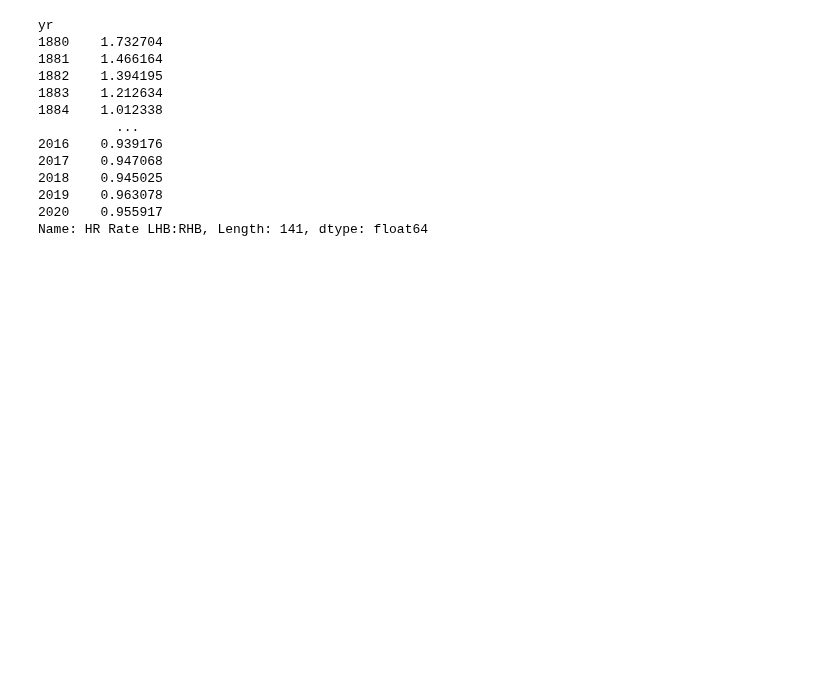
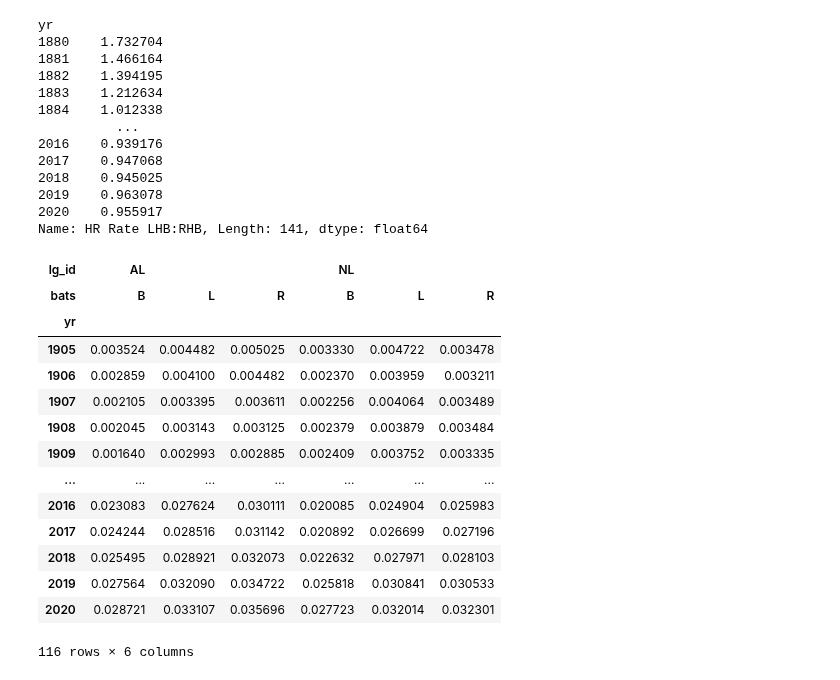
Before and after one commit to sdvinay/baseball_sql, a Jupyter notebook: pandas/hr_lhb_rhb.ipynb, the cells around one changed output. Saved outputs shown, nothing was run; the diff lists cells and outputs as text; code cells hidden in the pictures; blank space fills up the shorter version.

Commit message:
Are the LH_RH effects league dependent

```diff
--- a/pandas/hr_lhb_rhb.ipynb
+++ b/pandas/hr_lhb_rhb.ipynb
@@ -133,3 +133,26 @@ fig = px.line(pa_fractions[['L', 'R', 'B']])
 fig.update_layout(width=800)
 fig.write_image('output/pa_by_handedness.png')
 fig.show()
+# %%
+# Is there any NL/AL effect?  Look at LHB/RHB ratios for each league
+alnl = bat_seasons[(bat_seasons['lg_id'].isin(['AL', 'NL']))&(bat_seasons['yr']>1900)]
+bat_totals = alnl.groupby(['yr', 'bats', 'lg_id'])[['pa', 'hr']].sum()
+bat_rolling_totals = bat_totals.unstack().unstack().rolling(5).sum().dropna()
+bat_rolling_rates = bat_rolling_totals['hr']/bat_rolling_totals['pa']
+bat_rolling_rates
+# %% [output]
+| lg_id | AL |  |  | NL |  |  |
+| bats | B | L | R | B | L | R |
+| yr |  |  |  |  |  |  |
+| 1905 | 0.003524 | 0.004482 | 0.005025 | 0.003330 | 0.004722 | 0.003478 |
+| 1906 | 0.002859 | 0.004100 | 0.004482 | 0.002370 | 0.003959 | 0.003211 |
+| 1907 | 0.002105 | 0.003395 | 0.003611 | 0.002256 | 0.004064 | 0.003489 |
+| 1908 | 0.002045 | 0.003143 | 0.003125 | 0.002379 | 0.003879 | 0.003484 |
+| 1909 | 0.001640 | 0.002993 | 0.002885 | 0.002409 | 0.003752 | 0.003335 |
+| ... | ... | ... | ... | ... | ... | ... |
+| 2016 | 0.023083 | 0.027624 | 0.030111 | 0.020085 | 0.024904 | 0.025983 |
+| 2017 | 0.024244 | 0.028516 | 0.031142 | 0.020892 | 0.026699 | 0.027196 |
+| 2018 | 0.025495 | 0.028921 | 0.032073 | 0.022632 | 0.027971 | 0.028103 |
+| 2019 | 0.027564 | 0.032090 | 0.034722 | 0.025818 | 0.030841 | 0.030533 |
+| 2020 | 0.028721 | 0.033107 | 0.035696 | 0.027723 | 0.032014 | 0.032301 |
+116 rows × 6 columns
```
Also changed, not shown: parts of 1 cell of this notebook.
